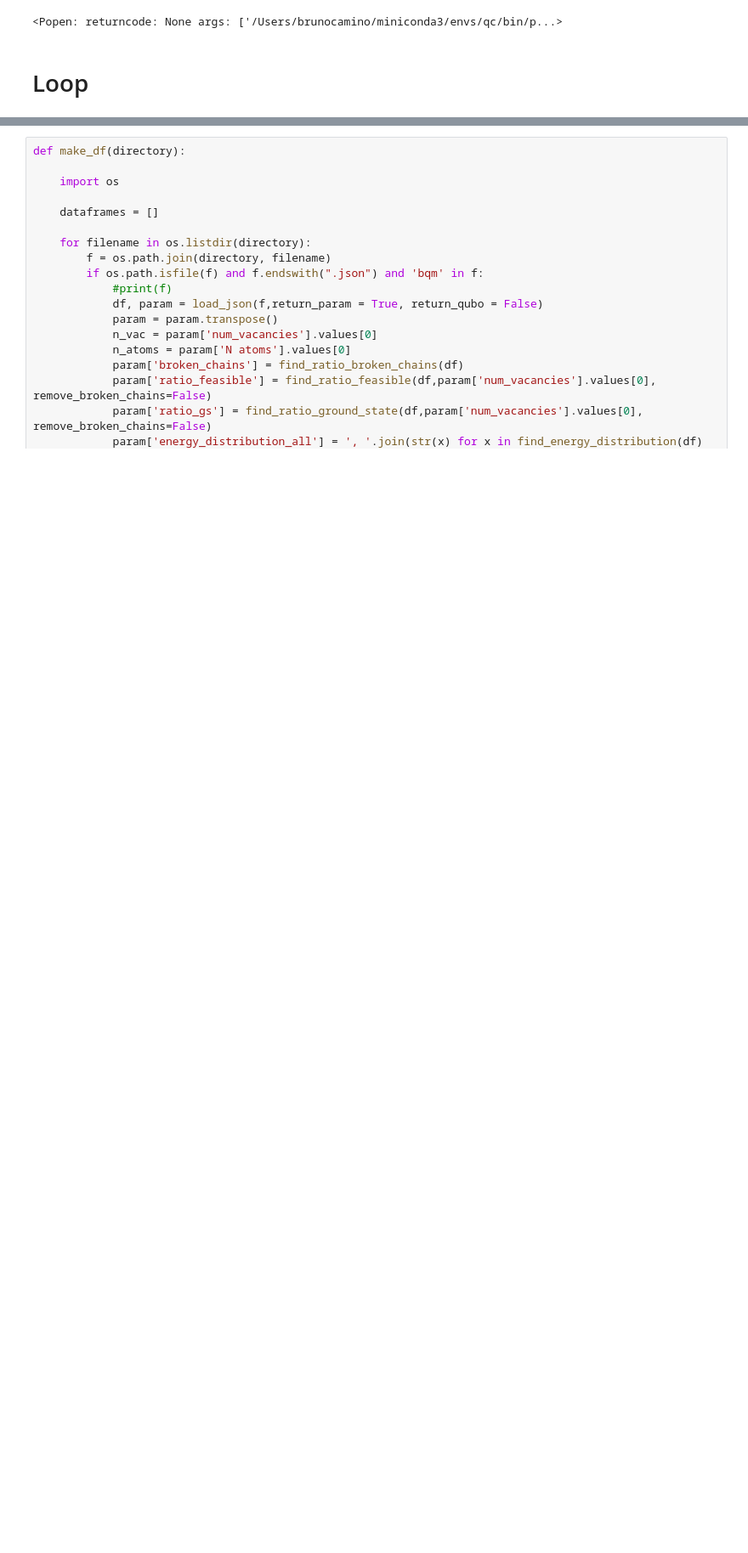
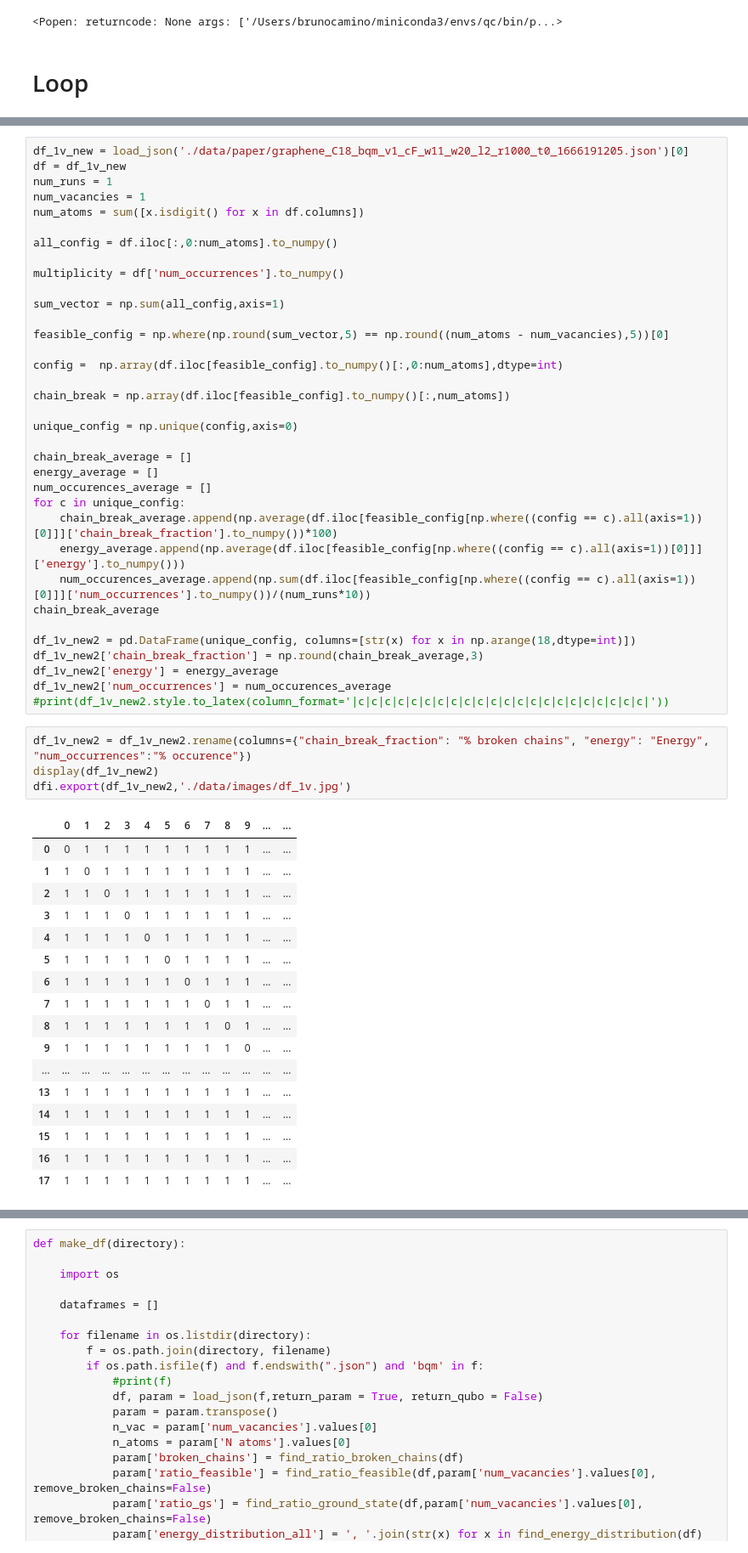
Before and after one commit to cmc-ucl/quantum_computing, a Jupyter notebook: Tutorial_paper.ipynb, the cells around one changed output, grey strips where cells are left out. Shown at 85% size. Cells and saved outputs as stored; diff of their text form; blank space fills up the shorter version.

```diff
--- a/Tutorial_paper.ipynb
+++ b/Tutorial_paper.ipynb
@@ -296,0 +238,57 @@ sampleset.to_pandas_dataframe()
+# %%
+df_1v_new = load_json('./data/paper/graphene_C18_bqm_v1_cF_w11_w20_l2_r1000_t0_1666191205.json')[0]
+df = df_1v_new
+num_runs = 1
+num_vacancies = 1
+num_atoms = sum([x.isdigit() for x in df.columns])
+
+all_config = df.iloc[:,0:num_atoms].to_numpy()
+
+multiplicity = df['num_occurrences'].to_numpy()
+
+sum_vector = np.sum(all_config,axis=1)
+
+feasible_config = np.where(np.round(sum_vector,5) == np.round((num_atoms - num_vacancies),5))[0]
+
+config =  np.array(df.iloc[feasible_config].to_numpy()[:,0:num_atoms],dtype=int)
+
+chain_break = np.array(df.iloc[feasible_config].to_numpy()[:,num_atoms])
+
+unique_config = np.unique(config,axis=0)
+
+chain_break_average = []
+energy_average = []
+num_occurences_average = []
+for c in unique_config:
+    chain_break_average.append(np.average(df.iloc[feasible_config[np.where((config == c).all(axis=1))[0]]]['chain_break_fraction'].to_numpy())*100)
+    energy_average.append(np.average(df.iloc[feasible_config[np.where((config == c).all(axis=1))[0]]]['energy'].to_numpy()))
+    num_occurences_average.append(np.sum(df.iloc[feasible_config[np.where((config == c).all(axis=1))[0]]]['num_occurrences'].to_numpy())/(num_runs*10))
+chain_break_average
+
+df_1v_new2 = pd.DataFrame(unique_config, columns=[str(x) for x in np.arange(18,dtype=int)])
+df_1v_new2['chain_break_fraction'] = np.round(chain_break_average,3)
+df_1v_new2['energy'] = energy_average
+df_1v_new2['num_occurrences'] = num_occurences_average
+#print(df_1v_new2.style.to_latex(column_format='|c|c|c|c|c|c|c|c|c|c|c|c|c|c|c|c|c|c|c|c|c|c|'))
+# %%
+df_1v_new2 = df_1v_new2.rename(columns={"chain_break_fraction": "% broken chains", "energy": "Energy", "num_occurrences":"% occurence"})
+display(df_1v_new2)
+dfi.export(df_1v_new2,'./data/images/df_1v.jpg')
+# %% [output]
+|  | 0 | 1 | 2 | 3 | 4 | 5 | 6 | 7 | 8 | 9 | ... | ... |
+| 0 | 0 | 1 | 1 | 1 | 1 | 1 | 1 | 1 | 1 | 1 | ... | ... |
+| 1 | 1 | 0 | 1 | 1 | 1 | 1 | 1 | 1 | 1 | 1 | ... | ... |
+| 2 | 1 | 1 | 0 | 1 | 1 | 1 | 1 | 1 | 1 | 1 | ... | ... |
+| 3 | 1 | 1 | 1 | 0 | 1 | 1 | 1 | 1 | 1 | 1 | ... | ... |
+| 4 | 1 | 1 | 1 | 1 | 0 | 1 | 1 | 1 | 1 | 1 | ... | ... |
+| 5 | 1 | 1 | 1 | 1 | 1 | 0 | 1 | 1 | 1 | 1 | ... | ... |
+| 6 | 1 | 1 | 1 | 1 | 1 | 1 | 0 | 1 | 1 | 1 | ... | ... |
+| 7 | 1 | 1 | 1 | 1 | 1 | 1 | 1 | 0 | 1 | 1 | ... | ... |
+| 8 | 1 | 1 | 1 | 1 | 1 | 1 | 1 | 1 | 0 | 1 | ... | ... |
+| 9 | 1 | 1 | 1 | 1 | 1 | 1 | 1 | 1 | 1 | 0 | ... | ... |
+| ... | ... | ... | ... | ... | ... | ... | ... | ... | ... | ... | ... | ... |
+| 13 | 1 | 1 | 1 | 1 | 1 | 1 | 1 | 1 | 1 | 1 | ... | ... |
+| 14 | 1 | 1 | 1 | 1 | 1 | 1 | 1 | 1 | 1 | 1 | ... | ... |
+| 15 | 1 | 1 | 1 | 1 | 1 | 1 | 1 | 1 | 1 | 1 | ... | ... |
+| 16 | 1 | 1 | 1 | 1 | 1 | 1 | 1 | 1 | 1 | 1 | ... | ... |
+| 17 | 1 | 1 | 1 | 1 | 1 | 1 | 1 | 1 | 1 | 1 | ... | ... |
```
Also changed, not shown: parts of 60 cells of this notebook.
